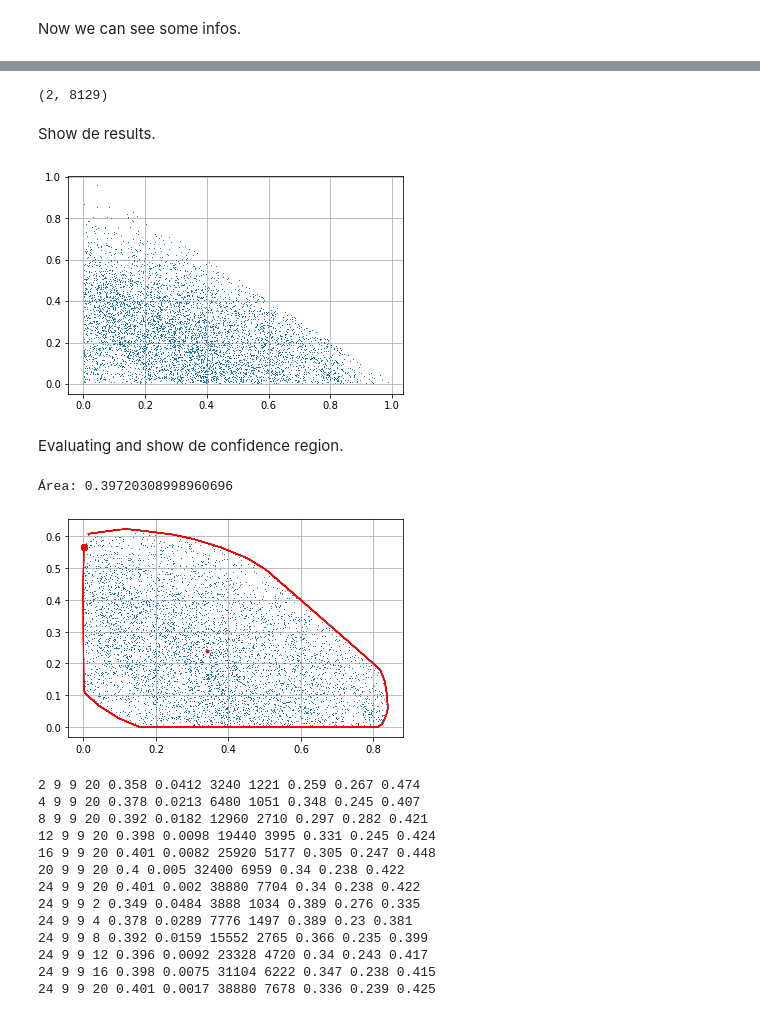
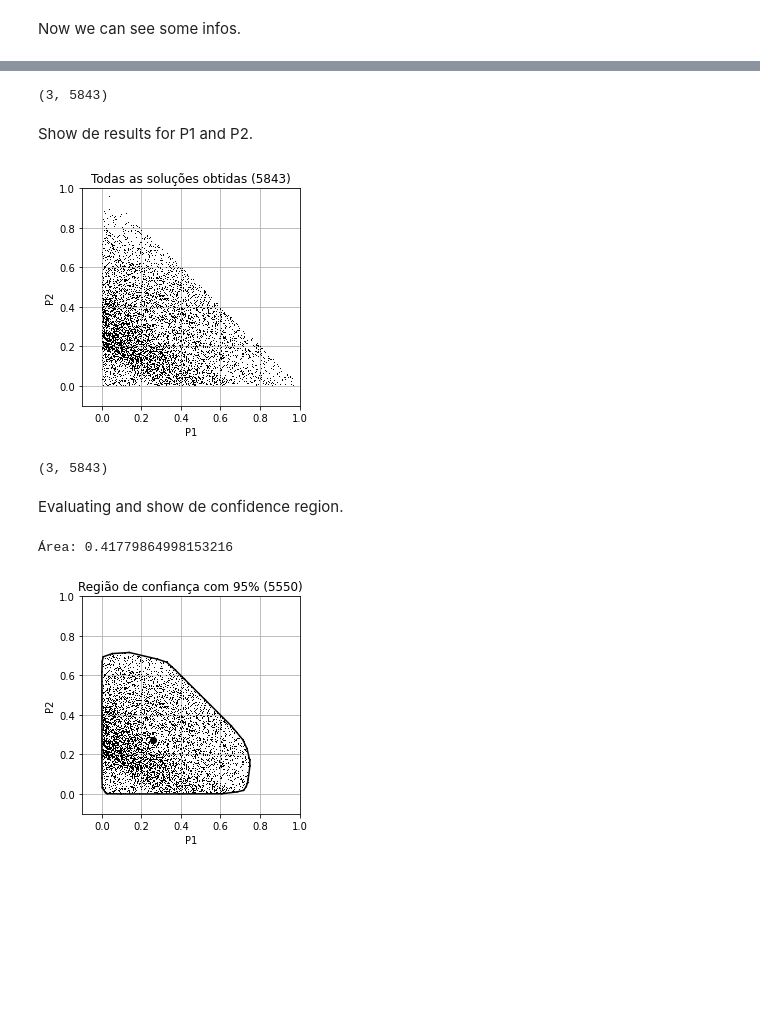
Before and after one commit to tiagoburiol/Fingerprinting, a Jupyter notebook: quick_start.ipynb, the cells around one changed output, grey strips where cells are left out. Drawn from its saved outputs; the diff is of its cells as text; code cells hidden in the pictures; blank space fills up the shorter version.

```diff
--- a/quick_start.ipynb
+++ b/quick_start.ipynb
@@ -39,47 +37,29 @@ nD = 9  # max 9
 nE = 9  # max 9
 nL = 20 # max 20
 
-# RODA A SIMULAÇÃO
-P = fp.run(nY,nD,nE,nL)
+
+sY,sD,sE,sL = fp.randon_choice(nY, nD, nE, nL)
+
+# Run the model an get all solutions
+P = fp.run(sY,sD,sE,sL, solve=2)
 print(P.shape)
 # %% [output]
-(2, 8129)
+(3, 5843)
 # %% [markdown]
-Show de results.
+Show de results for P1 and P2.
 # %%
-fp.plot2D(P)
+fp.plot2D(P[0:2], title = "Todas as soluções obtidas")
 # %% [output]
-[figure, old version]
+[figure, new version]
+# %%
+P.shape
+# %% [output]
+(3, 5843)
 # %% [markdown]
 Evaluating and show de confidence region.
 # %%
-P = fp.confidence_region(P, p = 95)
-fp.plot2D(P, mean=True, convex_hull = True)
+P = fp.confidence_region(P[0:2], p = 95, spacedist = "mahalanobis")
+fp.plot2D(P, mean=True, convex_hull = True, title = "Região de confiança com 95%")
 # %% [output]
-Área: 0.39720308998960696
+Área: 0.41779864998153216
-[figure, old version]
+[figure, new version]
-# %%
-CVYs = []
-nYs = [2,4,8,12,16,20,24]
-for nY in nYs:
-    CV = fp.multi_runs(50, nY,nD,nE,nL)
-    CVYs.append(CV)
-
-CVLs = []
-nLs = [2,4,8,12,16,20]
-for nL in nLs:
-    CVLs.append(fp.multi_runs(50, nY,nD,nE,nL))
-# %% [output]
-2 9 9 20 0.358 0.0412 3240 1221 0.259 0.267 0.474
-4 9 9 20 0.378 0.0213 6480 1051 0.348 0.245 0.407
-8 9 9 20 0.392 0.0182 12960 2710 0.297 0.282 0.421
-12 9 9 20 0.398 0.0098 19440 3995 0.331 0.245 0.424
-16 9 9 20 0.401 0.0082 25920 5177 0.305 0.247 0.448
-20 9 9 20 0.4 0.005 32400 6959 0.34 0.238 0.422
-24 9 9 20 0.401 0.002 38880 7704 0.34 0.238 0.422
-24 9 9 2 0.349 0.0484 3888 1034 0.389 0.276 0.335
-24 9 9 4 0.378 0.0289 7776 1497 0.389 0.23 0.381
-24 9 9 8 0.392 0.0159 15552 2765 0.366 0.235 0.399
-24 9 9 12 0.396 0.0092 23328 4720 0.34 0.243 0.417
-24 9 9 16 0.398 0.0075 31104 6222 0.347 0.238 0.415
-24 9 9 20 0.401 0.0017 38880 7678 0.336 0.239 0.425
```
Also changed, not shown: parts of 13 cells of this notebook.
